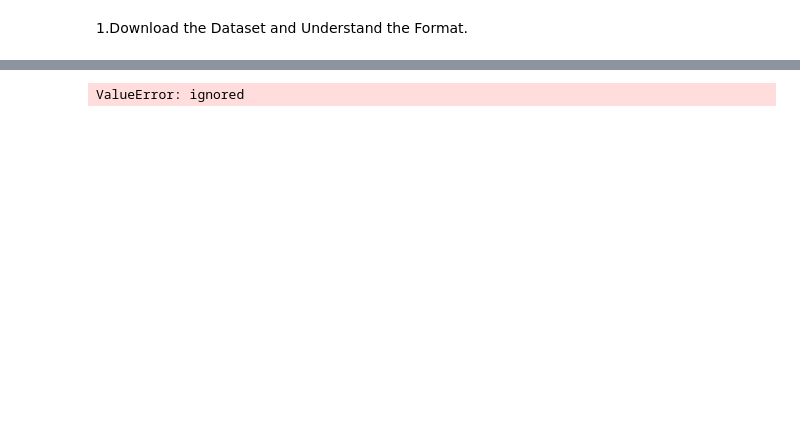
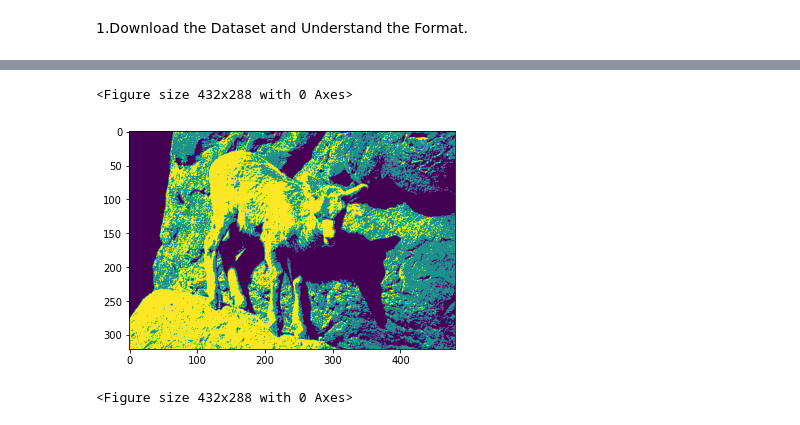
Before and after one commit to hana-magdy/Image-Segmentation, a Jupyter notebook: Image_Segmentation.ipynb, the cells around one changed output, grey strips where cells are left out. Saved outputs shown, nothing was run; the diff lists cells and outputs as text; code cells hidden in the pictures; blank space fills up the shorter version.

```diff
--- a/Image_Segmentation.ipynb
+++ b/Image_Segmentation.ipynb
@@ -69,7 +71,40 @@ Visualization(22)
 <Figure size 432x288 with 0 Axes>
-# %%
-kmeans = KMeans(n_clusters=3, random_state=0).fit(images[22])
-Labels=kmeans.predict(images[22])
-print(Labels)
-# %% [output]
-ValueError: ignored
+# %%
+
+def kmeans(ind,x,y,k):
+ image=images[ind].reshape(-1,3)
+ kmeans = KMeans(n_clusters=k, random_state=0).fit(image)
+ Labels=kmeans.predict(image)
+ return Labels.reshape(x, y)
+# %%
+Labels3 = []
+for i in range(len(images)):
+  x,y,z = images[i].shape
+  Labels3.append(kmeans(i,x,y,3))
+
+plt.imshow(Labels3[0])
+plt.figure()
+
+Labels5 = []
+for i in range(len(images)):
+  x,y,z = images[i].shape
+  Labels5.append(kmeans(i,x,y,5))
+
+Labels7 = []
+for i in range(len(images)):
+  x,y,z = images[i].shape
+  Labels7.append(kmeans(i,x,y,7))
+
+Labels9 = []
+for i in range(len(images)):
+  x,y,z = images[i].shape
+  Labels9.append(kmeans(i,x,y,9))
+
+Labels11 = []
+for i in range(len(images)):
+  x,y,z = images[i].shape
+  Labels11.append(kmeans(i,x,y,11))
+# %% [output]
+<Figure size 432x288 with 0 Axes>
+[figure, added]
+<Figure size 432x288 with 0 Axes>
```
Also changed, not shown: parts of 16 cells of this notebook.
